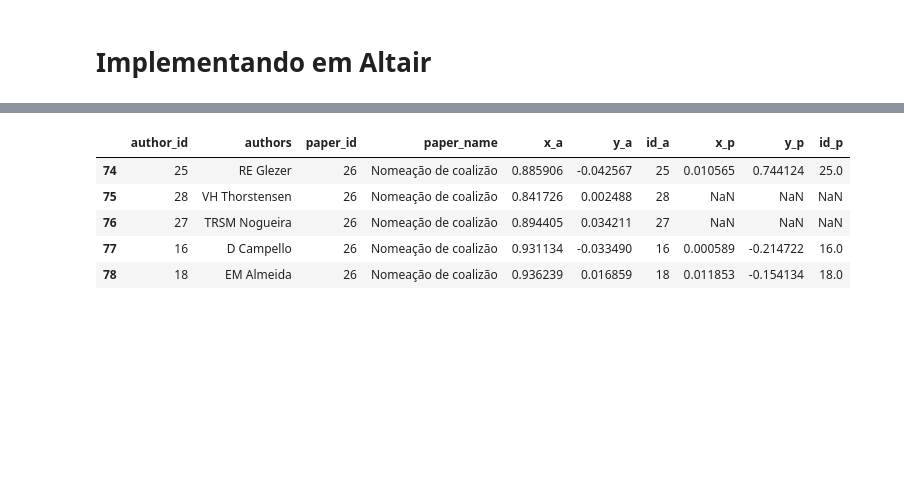
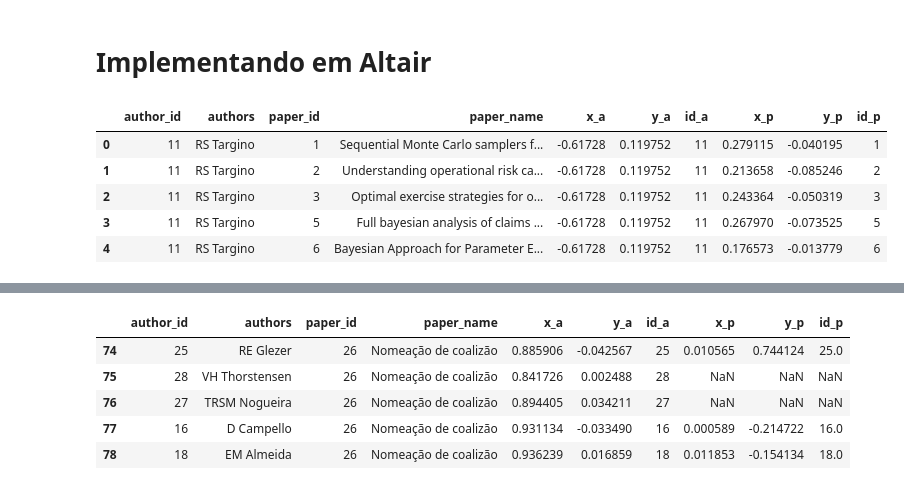
Before and after one commit to davibarreira/FDS-Homeworks, a Jupyter notebook: Criando_Redes.ipynb, the cells around one changed output, grey strips where cells are left out. Drawn from its saved outputs; the diff is of its cells as text; code cells hidden in the pictures; blank space fills up the shorter version.

```diff
--- a/Criando_Redes.ipynb
+++ b/Criando_Redes.ipynb
@@ -143,6 +143,15 @@ graf_egdes_papers  = Grafos_Edges(G_papers,pos_papers)
 # def Grafos_Nodes(G)
 df = pd.merge(df,pos_authors,left_on='author_id',right_on='id',how='left')
 df = pd.merge(df,pos_papers,left_on='paper_id',right_on='id',suffixes=('_a','_p'),how='left')
+# %%
+df.head()
+# %% [output]
+|  | author_id | authors | paper_id | paper_name | x_a | y_a | id_a | x_p | y_p | id_p |
+| 0 | 11 | RS Targino | 1 | Sequential Monte Carlo samplers f... | -0.61728 | 0.119752 | 11 | 0.279115 | -0.040195 | 1 |
+| 1 | 11 | RS Targino | 2 | Understanding operational risk ca... | -0.61728 | 0.119752 | 11 | 0.213658 | -0.085246 | 2 |
+| 2 | 11 | RS Targino | 3 | Optimal exercise strategies for o... | -0.61728 | 0.119752 | 11 | 0.243364 | -0.050319 | 3 |
+| 3 | 11 | RS Targino | 5 | Full bayesian analysis of claims ... | -0.61728 | 0.119752 | 11 | 0.267970 | -0.073525 | 5 |
+| 4 | 11 | RS Targino | 6 | Bayesian Approach for Parameter E... | -0.61728 | 0.119752 | 11 | 0.176573 | -0.013779 | 6 |
 # %%
 select = alt.selection_multi(fields=['authors'])
 
```
Also changed, not shown: parts of 2 cells of this notebook.
